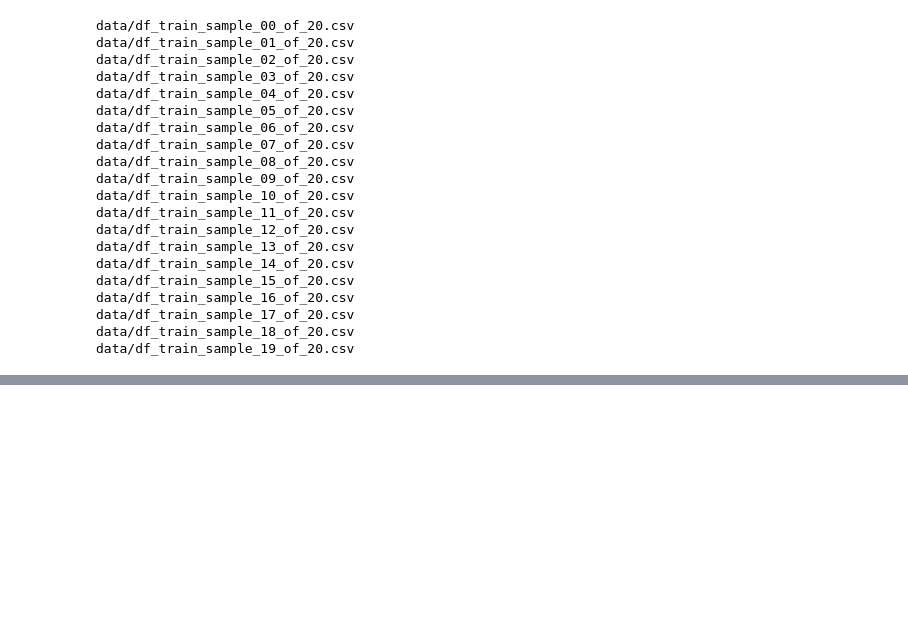
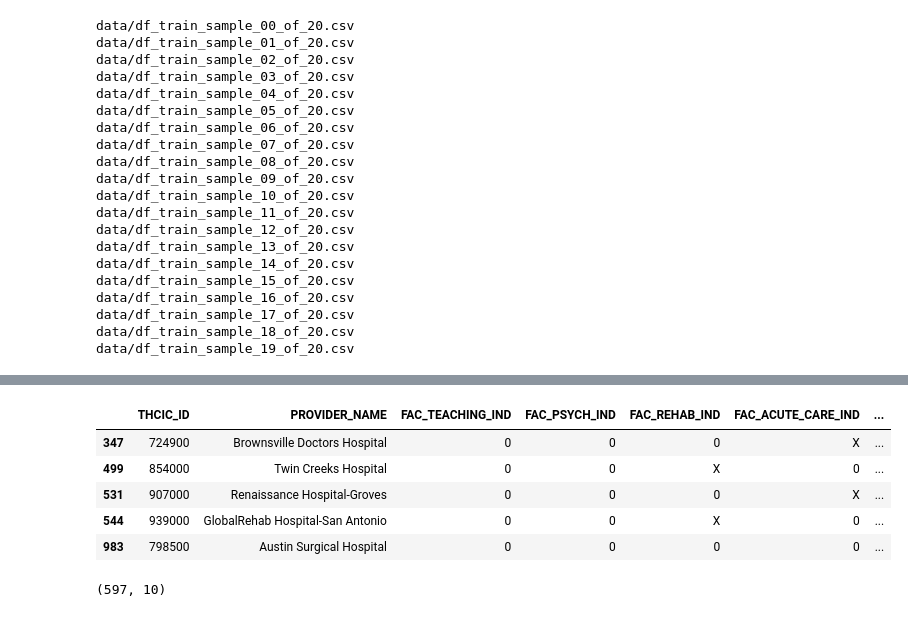
Before and after one commit to Esedicol/Data-Mining, a Jupyter notebook: TEXAS_DATASET/01-Import.ipynb, the cells around one changed output, grey strips where cells are left out. Saved outputs shown, nothing was run; the diff lists cells and outputs as text; code cells hidden in the pictures; blank space fills up the shorter version.

```diff
--- a/TEXAS_DATASET/01-Import.ipynb
+++ b/TEXAS_DATASET/01-Import.ipynb
@@ -157,0 +156,13 @@ FileNotFoundError: [Errno 2] File b'data/facility.csv' does not exist: b'data/fa
+# %%
+# Second clean: drop duplicates
+df_facility.drop_duplicates(subset="THCIC_ID", keep="last", inplace=True)
+display(df_facility.head())
+display(df_facility.shape)
+# %% [output]
+|  | THCIC_ID | PROVIDER_NAME | FAC_TEACHING_IND | FAC_PSYCH_IND | FAC_REHAB_IND | FAC_ACUTE_CARE_IND | ... |
+| 347 | 724900 | Brownsville Doctors Hospital | 0 | 0 | 0 | X | ... |
+| 499 | 854000 | Twin Creeks Hospital | 0 | 0 | X | 0 | ... |
+| 531 | 907000 | Renaissance Hospital-Groves | 0 | 0 | 0 | X | ... |
+| 544 | 939000 | GlobalRehab Hospital-San Antonio | 0 | 0 | X | 0 | ... |
+| 983 | 798500 | Austin Surgical Hospital | 0 | 0 | 0 | 0 | ... |
+(597, 10)
```
Also changed, not shown: parts of 18 cells of this notebook, 8 other files.
